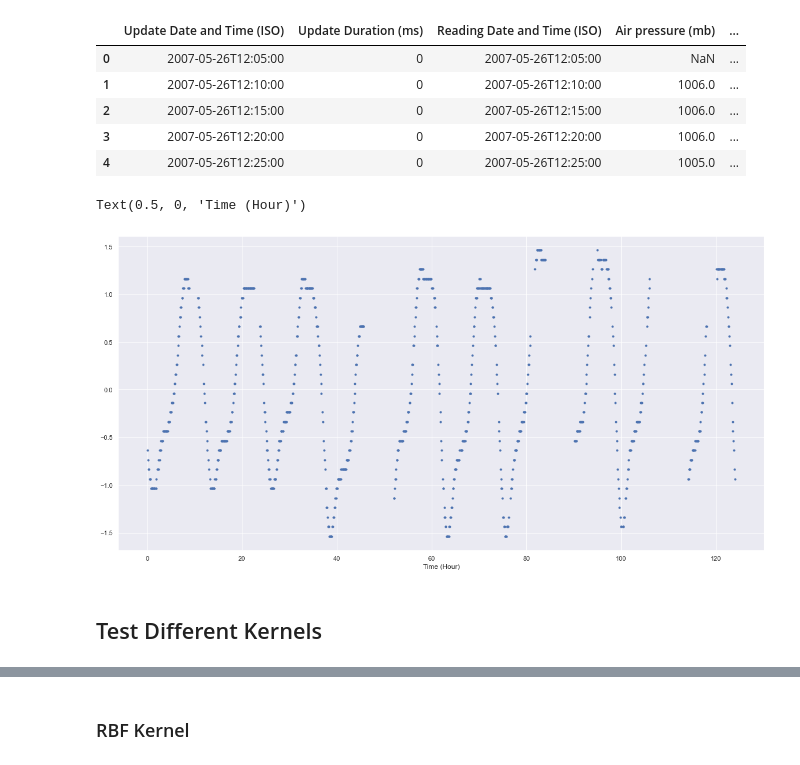
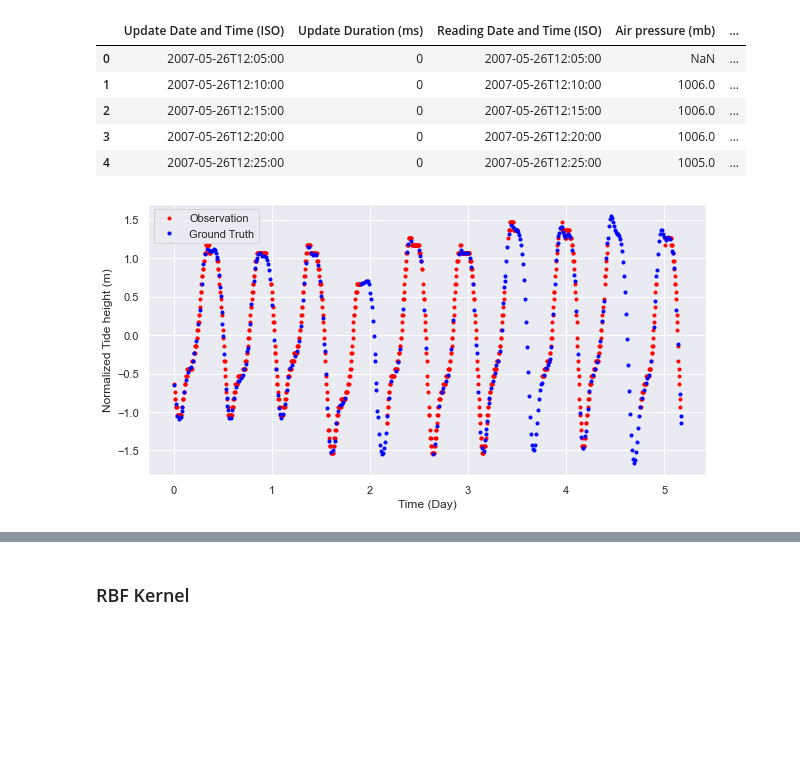
Before and after one commit to pierreosselin/cdt_labs, a Jupyter notebook: data_inference/Lab1.ipynb, the cells around one changed output, grey strips where cells are left out. Drawn from its saved outputs; the diff is of its cells as text; code cells hidden in the pictures; blank space fills up the shorter version.

```diff
--- a/data_inference/Lab1.ipynb
+++ b/data_inference/Lab1.ipynb
@@ -34,31 +31,32 @@ data.head()
 # %%
 # Get Data
 y = data["Tide height (m)"]
-y_norm = y - np.mean(y)
+y_norm = (y - np.mean(y)).values
 
 # Ground Truth
 y_true = data["True tide height (m)"]
-y_true_norm = y_true - np.mean(y_true)
+y_true_norm = (y_true - np.mean(y_true)).values
 
 
 # Reading Time
-t = transform_time_hour(data["Reading Date and Time (ISO)"])
+t = transform_time_day(data["Reading Date and Time (ISO)"])
 
 # training / missing data
 
 t_train = t[~data["Tide height (m)"].isnull()]
-t_test = np.linspace(-10, 150, 1600)
+t_test = np.linspace(-1, 6, 1600)
 t_test_true = t[data["Tide height (m)"].isnull()]
 
 y_train = y_norm[~data["Tide height (m)"].isnull()]
 y_test_true = y_true_norm[data["Tide height (m)"].isnull()]
 # %%
 ## Plot the data
-plt.figure(figsize=(20,10))
-plt.plot(t, y_norm, ".")
-plt.xlabel("Time (Hour)")
+plt.figure(figsize=(10,5))
+plt.plot(t, y_norm, ".", color = "red", label = "Observation")
+plt.plot(t_test_true, y_test_true, ".", color = "blue", label = "Ground Truth")
+plt.xlabel("Time (Day)")
+plt.ylabel("Normalized Tide height (m)")
+plt.legend()
+plt.savefig("Data.png", dpi = 150)
 # %% [output]
-Text(0.5, 0, 'Time (Hour)')
-[figure, old version]
+[figure, new version]
-# %% [markdown]
-## Test Different Kernels
```
Also changed, not shown: parts of 29 cells of this notebook, 5 other files.
